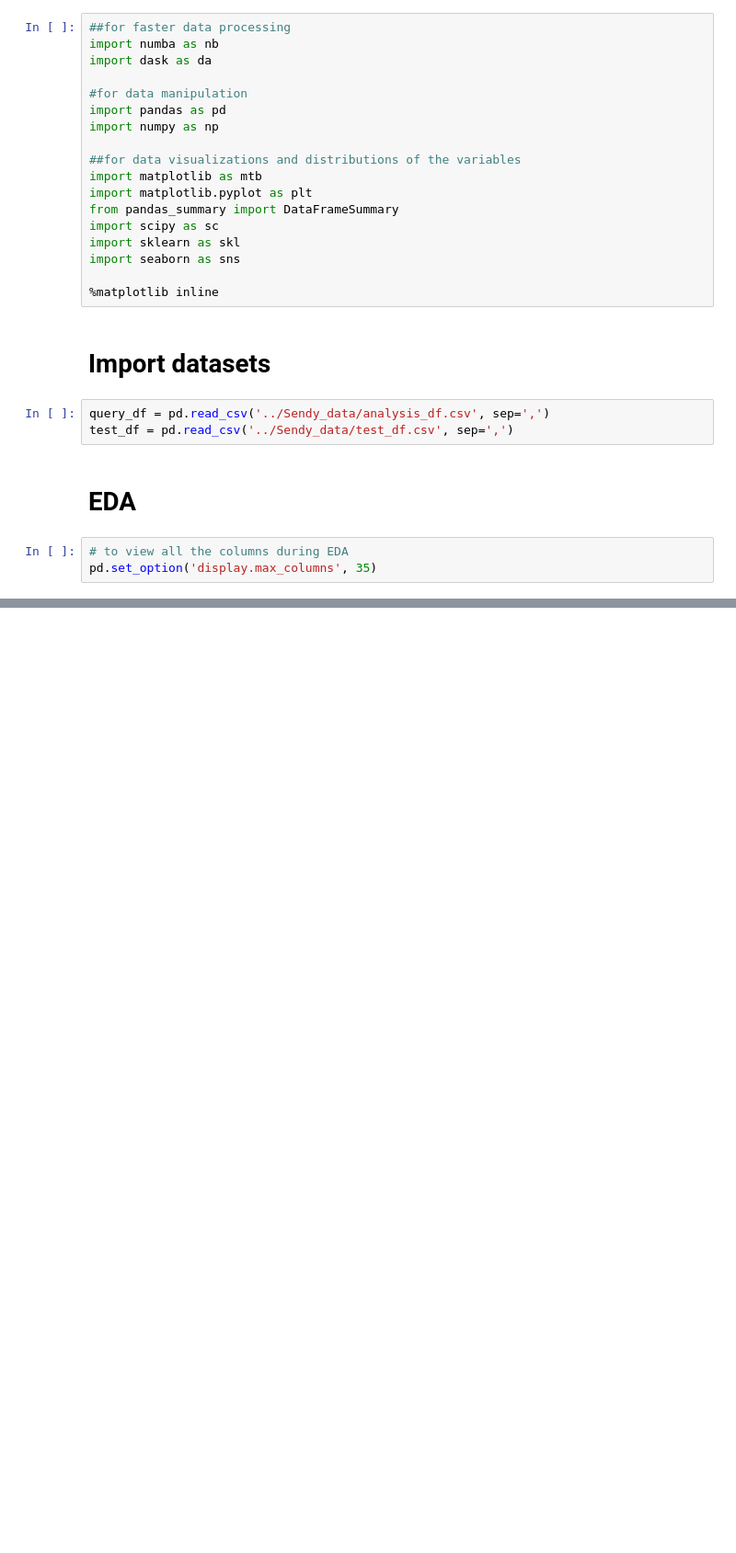
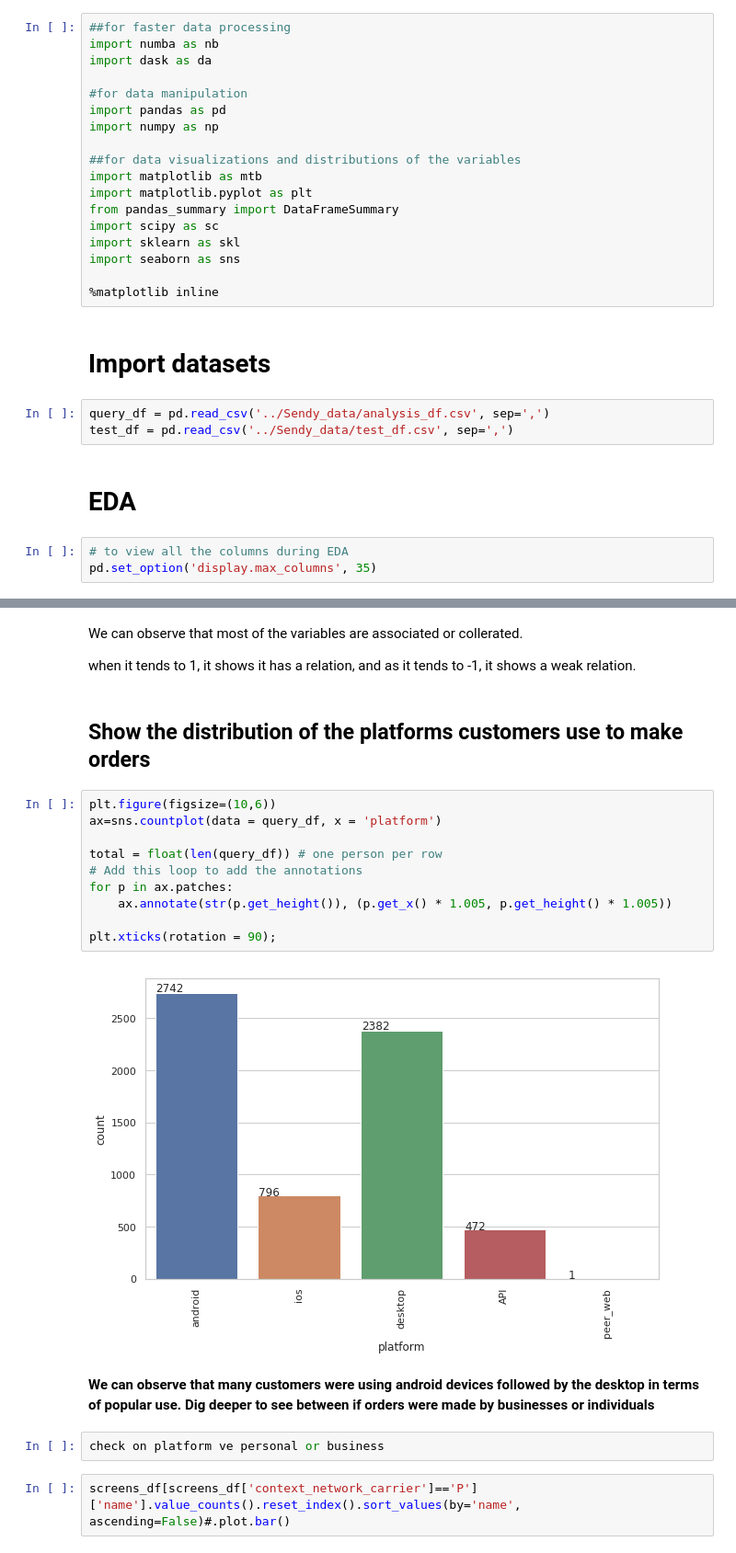
Before and after one commit to Dancilla/Challenges, a Jupyter notebook: Sendy/Sendy_notebooks/practical task analysis.ipynb, the cells around one changed output, grey strips where cells are left out. Shown at 92% size. Drawn from its saved outputs; the diff is of its cells as text; blank space fills up the shorter version.

```diff
--- a/Sendy/Sendy_notebooks/practical task analysis.ipynb
+++ b/Sendy/Sendy_notebooks/practical task analysis.ipynb
@@ -146,0 +162,25 @@ plt.show()
+# %% [markdown]
+We can observe that most of the variables are associated or collerated.
+
+when it tends to 1, it shows it has a relation, and as it tends to -1, it shows a weak relation.
+# %% [markdown]
+## Show the distribution of the platforms customers use to make orders
+# %%
+plt.figure(figsize=(10,6))
+ax=sns.countplot(data = query_df, x = 'platform')
+
+total = float(len(query_df)) # one person per row
+# Add this loop to add the annotations
+for p in ax.patches:
+    ax.annotate(str(p.get_height()), (p.get_x() * 1.005, p.get_height() * 1.005))
+
+plt.xticks(rotation = 90);
+# %% [output]
+[figure, added]
+# %% [markdown]
+**We can observe that many customers were using android devices followed by the desktop in terms of popular use.
+Dig deeper to see between if orders were made by businesses or individuals**
+# %%
+check on platform ve personal or business
+# %%
+screens_df[screens_df['context_network_carrier']=='P']['name'].value_counts().reset_index().sort_values(by='name', ascending=False)#.plot.bar()
```
Also changed, not shown: parts of 54 cells of this notebook, 2 other files.
